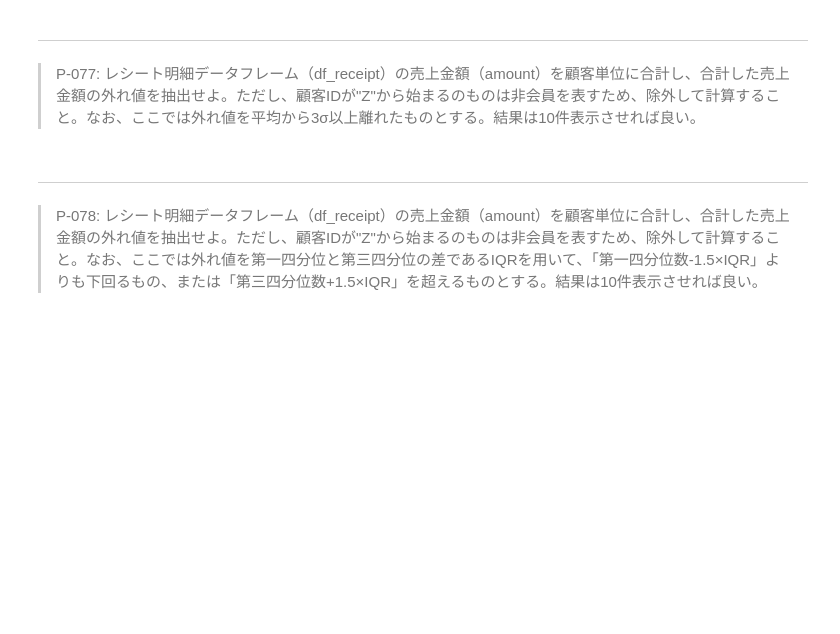
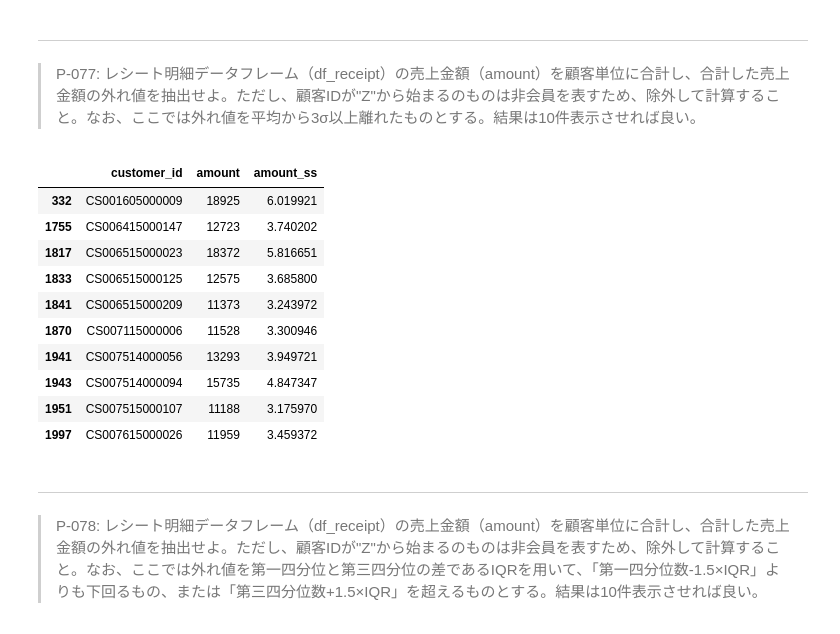
Before and after one commit to letitride/100knocks-preprocess, a Jupyter notebook: docker/work/preprocess_knock_Python.ipynb, the cells around one changed output. Saved outputs shown, nothing was run; the diff lists cells and outputs as text; code cells hidden in the pictures; blank space fills up the shorter version.

```diff
--- a/docker/work/preprocess_knock_Python.ipynb
+++ b/docker/work/preprocess_knock_Python.ipynb
@@ -1475,6 +1475,26 @@ df_tmp.groupby('gender_cd').agg({'customer_id' : 'count'})
 # %% [markdown]
 ---
 > P-077: レシート明細データフレーム（df_receipt）の売上金額（amount）を顧客単位に合計し、合計した売上金額の外れ値を抽出せよ。ただし、顧客IDが"Z"から始まるのものは非会員を表すため、除外して計算すること。なお、ここでは外れ値を平均から3σ以上離れたものとする。結果は10件表示させれば良い。
+# %%
+df_receipt.query('~customer_id.str.startswith("Z")', engine="python").groupby("customer_id")[["amount"]].sum().reset_index()
+
+# skleanのpreprocessing.scaleを利用するため、標本標準偏差で計算されている
+df_sales_amount = df_receipt.query('not customer_id.str.startswith("Z")', engine='python'). \
+    groupby('customer_id').agg({'amount':'sum'}).reset_index()
+df_sales_amount['amount_ss'] = preprocessing.scale(df_sales_amount['amount'])
+df_sales_amount.query('abs(amount_ss) >= 3').head(10)
+# %% [output]
+|  | customer_id | amount | amount_ss |
+| 332 | CS001605000009 | 18925 | 6.019921 |
+| 1755 | CS006415000147 | 12723 | 3.740202 |
+| 1817 | CS006515000023 | 18372 | 5.816651 |
+| 1833 | CS006515000125 | 12575 | 3.685800 |
+| 1841 | CS006515000209 | 11373 | 3.243972 |
+| 1870 | CS007115000006 | 11528 | 3.300946 |
+| 1941 | CS007514000056 | 13293 | 3.949721 |
+| 1943 | CS007514000094 | 15735 | 4.847347 |
+| 1951 | CS007515000107 | 11188 | 3.175970 |
+| 1997 | CS007615000026 | 11959 | 3.459372 |
 # %% [markdown]
 ---
 > P-078: レシート明細データフレーム（df_receipt）の売上金額（amount）を顧客単位に合計し、合計した売上金額の外れ値を抽出せよ。ただし、顧客IDが"Z"から始まるのものは非会員を表すため、除外して計算すること。なお、ここでは外れ値を第一四分位と第三四分位の差であるIQRを用いて、「第一四分位数-1.5×IQR」よりも下回るもの、または「第三四分位数+1.5×IQR」を超えるものとする。結果は10件表示させれば良い。
```
